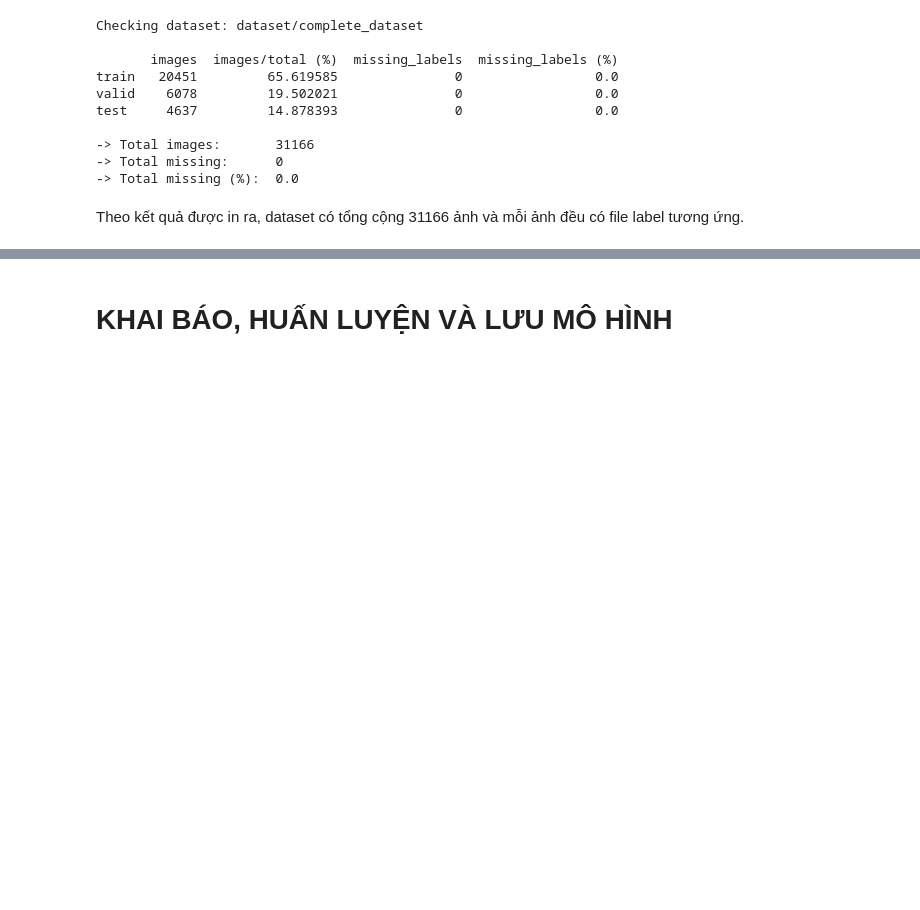
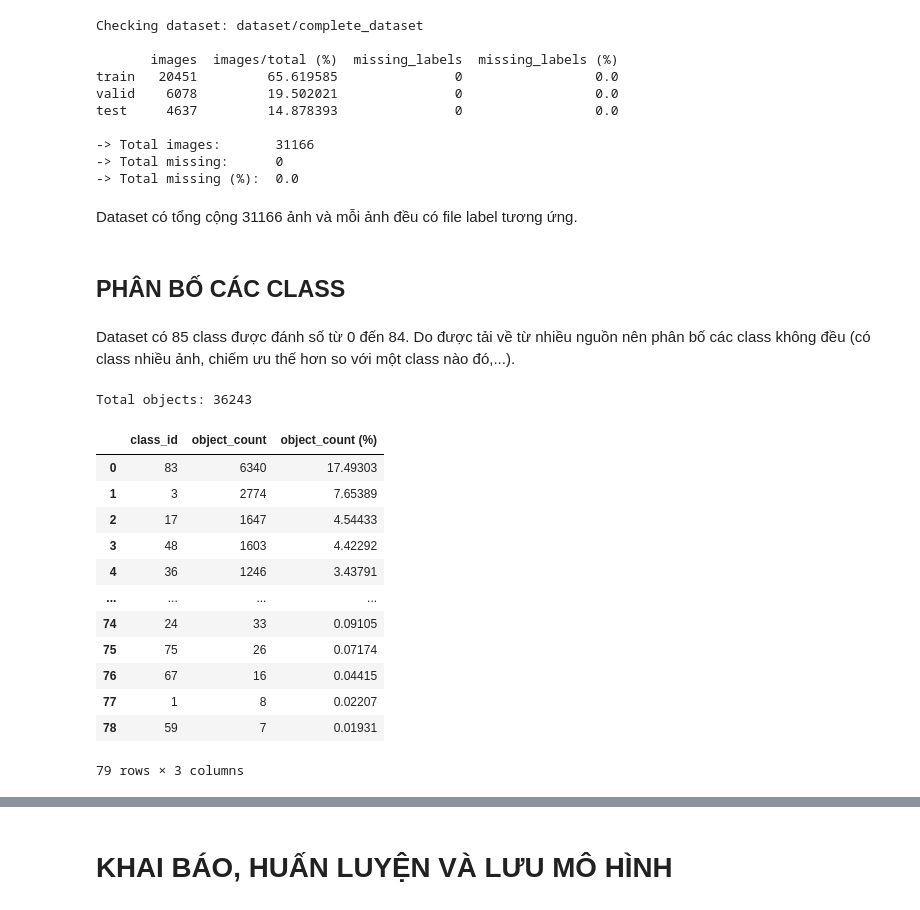
Before and after one commit to iam-BUDDYY/using-deep-learning-to-classify-animal-and-human-images, a Jupyter notebook: PROJECT REPORT.ipynb, the cells around one changed output, grey strips where cells are left out. Drawn from its saved outputs; the diff is of its cells as text; code cells hidden in the pictures; blank space fills up the shorter version.

```diff
--- a/PROJECT REPORT.ipynb
+++ b/PROJECT REPORT.ipynb
@@ -257,4 +262,8 @@ test     4637         14.878393               0                 0.0
 -> Total missing:      0
 -> Total missing (%):  0.0
 # %% [markdown]
-Theo kết quả được in ra, dataset có tổng cộng 31166 ảnh và mỗi ảnh đều có file label tương ứng.
+Dataset có tổng cộng 31166 ảnh và mỗi ảnh đều có file label tương ứng.
+# %% [markdown]
+## PHÂN BỐ CÁC CLASS
+# %% [markdown]
+Dataset có 85 class được đánh số từ 0 đến 84. Do được tải về từ nhiều nguồn nên phân bố các class không đều (có class nhiều ảnh, chiếm ưu thế hơn so với một class nào đó,...).
@@ -260,0 +272,39 @@ Theo kết quả được in ra, dataset có tổng cộng 31166 ảnh và mỗi
+# %%
+LABELS_DIR = BASE_DIR / "labels"
+
+counter = Counter()
+
+for label_file in LABELS_DIR.rglob("*.txt"):
+    with open(label_file, "r") as file:
+        for line in file:
+            if line.strip():
+                class_id = int(line.split()[0])
+                counter[class_id] += 1
+
+df = pd.DataFrame(
+    sorted(counter.items()),
+    columns=["class_id", "object_count"]
+)
+
+df = df.sort_values("object_count", ascending=False, ignore_index=True)
+total_objects = df["object_count"].sum()
+df["object_count (%)"] = (df["object_count"] * 100 / total_objects).round(5)
+print(f"Total objects: {total_objects}")
+# %% [output]
+Total objects: 36243
+# %%
+df
+# %% [output]
+|  | class_id | object_count | object_count (%) |
+| 0 | 83 | 6340 | 17.49303 |
+| 1 | 3 | 2774 | 7.65389 |
+| 2 | 17 | 1647 | 4.54433 |
+| 3 | 48 | 1603 | 4.42292 |
+| 4 | 36 | 1246 | 3.43791 |
+| ... | ... | ... | ... |
+| 74 | 24 | 33 | 0.09105 |
+| 75 | 75 | 26 | 0.07174 |
+| 76 | 67 | 16 | 0.04415 |
+| 77 | 1 | 8 | 0.02207 |
+| 78 | 59 | 7 | 0.01931 |
+79 rows × 3 columns
```
Also changed, not shown: parts of 13 cells of this notebook, 2 other files.
